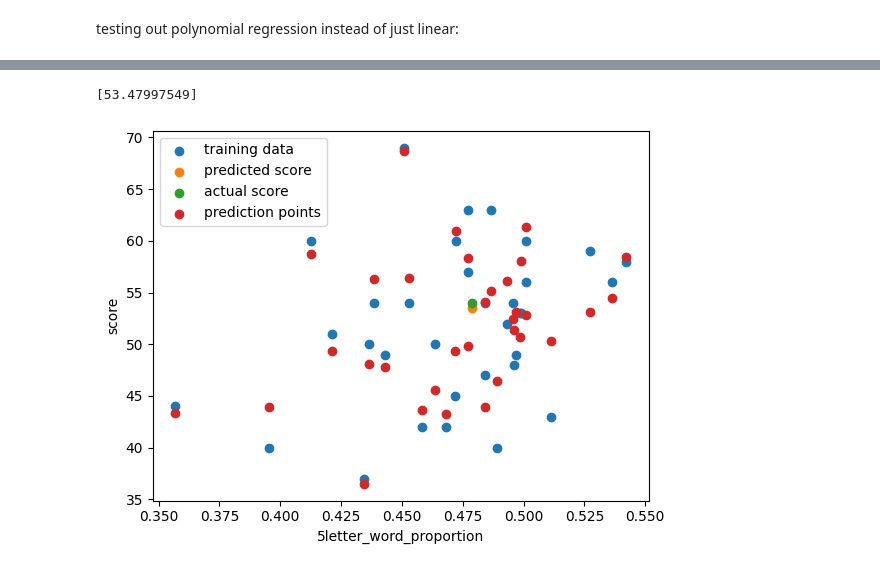
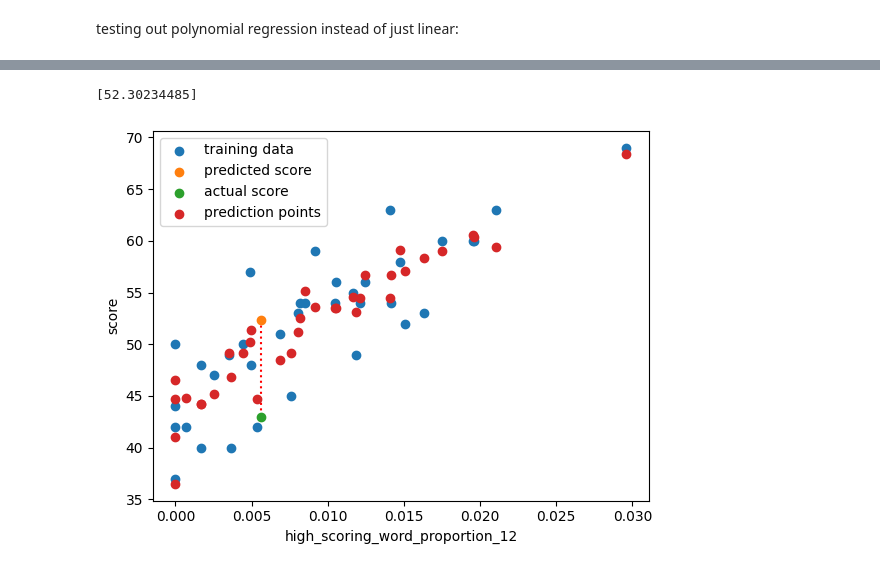
Before and after one commit to bexedmondson/palingrid, a Jupyter notebook: notes/WordStatAnalysis.ipynb, the cells around one changed output, grey strips where cells are left out. Cells and saved outputs as stored; diff of their text form; code cells hidden in the pictures.

```diff
--- a/notes/WordStatAnalysis.ipynb
+++ b/notes/WordStatAnalysis.ipynb
@@ -453,6 +462,8 @@ def get_new_data_stats(newData):
         "common_letter_count": [count_common_letters(newData)],
         "possible_word_count": [numWords],
         "average_possible_word_score": [scoreTotal / numWords],
+        "distinct_letter_count": [get_distinct_letter_count(newData)],
+
         "high_scoring_word_proportion_08": [get_word_scoring_above_count(word_score_counts, 8) / numWords],
         "high_scoring_word_proportion_09": [get_word_scoring_above_count(word_score_counts, 9) / numWords],
         "high_scoring_word_proportion_10": [get_word_scoring_above_count(word_score_counts, 10) / numWords],
@@ -576,5 +587,5 @@ actual = 54
 # %%
-model_measures = { "name": [], "selectedDatePredictionDiff": [], "overallMeanPredictionDiff": [], "overallStDevPredictionDiff": [], "meanSquaredError": [], "r2Score": []}
+model_measures = { "name": [], "selectedDatePrediction": [], "selectedDatePredictionDiff": [], "allPredictions": [], "overallMeanPredictionDiff": [], "overallStDevPredictionDiff": [], "meanSquaredError": [], "r2Score": []}
 # %%
 x = dayScores["scores"]
 y = df['high_scoring_word_proportion_12'].values.reshape((-1, 1))
@@ -605,6 +616,8 @@ plt.ylabel("score")
 plt.show()
 
 model_measures["name"].append("model1 (linear regression)")
+model_measures["allPredictions"].append(predictions)
+model_measures["selectedDatePrediction"].append(result1[0])
 model_measures["selectedDatePredictionDiff"].append(abs(result1[0] - actual))
 
 diffs = []
@@ -683,8 +698,8 @@ plt.scatter(model3_selected_features['high_scoring_word_proportion_12'], actual,
 
 plt.plot([model3_selected_features['high_scoring_word_proportion_12'], model3_selected_features['high_scoring_word_proportion_12']], [result3[0],actual], ':r', zorder=1)
 
-predictions = model3.predict(y3_)
-plt.scatter(df['high_scoring_word_proportion_12'], predictions, label="prediction points", zorder=1)
+predictions3 = model3.predict(y3_)
+plt.scatter(df['high_scoring_word_proportion_12'], predictions3, label="prediction points", zorder=1)
 
 plt.legend()
 plt.xlabel("high scoring word proportion")
@@ -692,14 +707,16 @@ plt.ylabel("score")
 plt.show()
 
 model_measures["name"].append("model3 (poly regression, word score proportion focus)")
+model_measures["allPredictions"].append(predictions3)
+model_measures["selectedDatePrediction"].append(result3[0])
 model_measures["selectedDatePredictionDiff"].append(abs(result3[0] - actual))
 
 diffs = []
-for i in range(len(predictions)):
-    diffs.append(abs(predictions[i] - dayScores["scores"][i]))
+for i in range(len(predictions3)):
+    diffs.append(abs(predictions3[i] - dayScores["scores"][i]))
 
 model_measures["overallMeanPredictionDiff"].append(np.mean(diffs))
 model_measures["overallStDevPredictionDiff"].append(np.std(diffs))
-model_measures["meanSquaredError"].append(mean_squared_error(dayScores["scores"], predictions))
-model_measures["r2Score"].append(r2_score(dayScores["scores"], predictions))
+model_measures["meanSquaredError"].append(mean_squared_error(dayScores["scores"], predictions3))
+model_measures["r2Score"].append(r2_score(dayScores["scores"], predictions3))
 # %% [output]
@@ -753,43 +769,45 @@ model_measures["r2Score"].append(r2_score(dayScores["scores"], predictions))
 selected_features5 = ['high_scoring_word_proportion_12', 'average_possible_word_score', 'common_letter_count', '5letter_word_proportion']
 y5 = df[selected_features5]
 
 y5_ = PolynomialFeatures(degree=2, include_bias=False).fit_transform(y5)
 
 model5 = LinearRegression()
 model5.fit(y5_, x)
 
 model5_selected_features = new_data_stats[selected_features5]
 
-plt.scatter(df['5letter_word_proportion'], dayScores["scores"], label="training data",zorder=0)
+plt.scatter(df['high_scoring_word_proportion_12'], dayScores["scores"], label="training data",zorder=0)
 
 predict_data_source5_ = PolynomialFeatures(degree=2, include_bias=False).fit_transform(model5_selected_features)#.reshape(1, -1)
 result5 = model5.predict(predict_data_source5_)
 print(result5)
 
-plt.scatter(model5_selected_features['5letter_word_proportion'], result5, label="predicted score", zorder=2)
-plt.scatter(model5_selected_features['5letter_word_proportion'], actual, label="actual score", zorder=2)
+plt.scatter(model5_selected_features['high_scoring_word_proportion_12'], result5, label="predicted score", zorder=2)
+plt.scatter(model5_selected_features['high_scoring_word_proportion_12'], actual, label="actual score", zorder=2)
 
-plt.plot([model5_selected_features['5letter_word_proportion'], model5_selected_features['5letter_word_proportion']], [result5[0],actual], ':r', zorder=1)
+plt.plot([model5_selected_features['high_scoring_word_proportion_12'], model5_selected_features['high_scoring_word_proportion_12']], [result5[0],actual], ':r', zorder=1)
 
-predictions = model5.predict(y5_)
-plt.scatter(df['5letter_word_proportion'], predictions, label="prediction points", zorder=1)
+predictions5 = model5.predict(y5_)
+plt.scatter(df['high_scoring_word_proportion_12'], predictions5, label="prediction points", zorder=1)
 
 plt.legend()
-plt.xlabel("5letter_word_proportion")
+plt.xlabel("high_scoring_word_proportion_12")
 plt.ylabel("score")
 plt.show()
 
 model_measures["name"].append("model5 (poly regression, high correlation focus)")
+model_measures["allPredictions"].append(predictions5)
+model_measures["selectedDatePrediction"].append(result5[0])
 model_measures["selectedDatePredictionDiff"].append(abs(result5[0] - actual))
 
 diffs = []
-for i in range(len(predictions)):
-    diffs.append(abs(predictions[i] - dayScores["scores"][i]))
+for i in range(len(predictions5)):
+    diffs.append(abs(predictions5[i] - dayScores["scores"][i]))
 
 model_measures["overallMeanPredictionDiff"].append(np.mean(diffs))
 model_measures["overallStDevPredictionDiff"].append(np.std(diffs))
-model_measures["meanSquaredError"].append(mean_squared_error(dayScores["scores"], predictions))
-model_measures["r2Score"].append(r2_score(dayScores["scores"], predictions))
+model_measures["meanSquaredError"].append(mean_squared_error(dayScores["scores"], predictions5))
+model_measures["r2Score"].append(r2_score(dayScores["scores"], predictions5))
 # %% [output]
-[53.47997549]
+[52.30234485]
-[figure, old version]
+[figure, new version]
```
Also changed, not shown: parts of 26 cells of this notebook, 5 other files.
